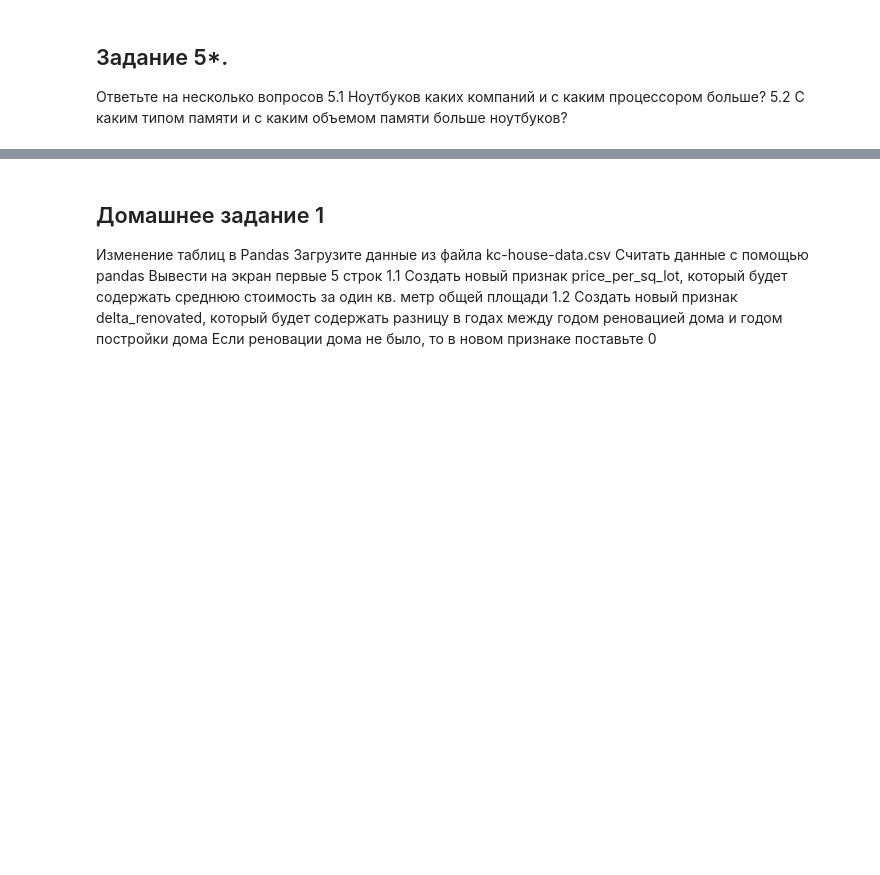
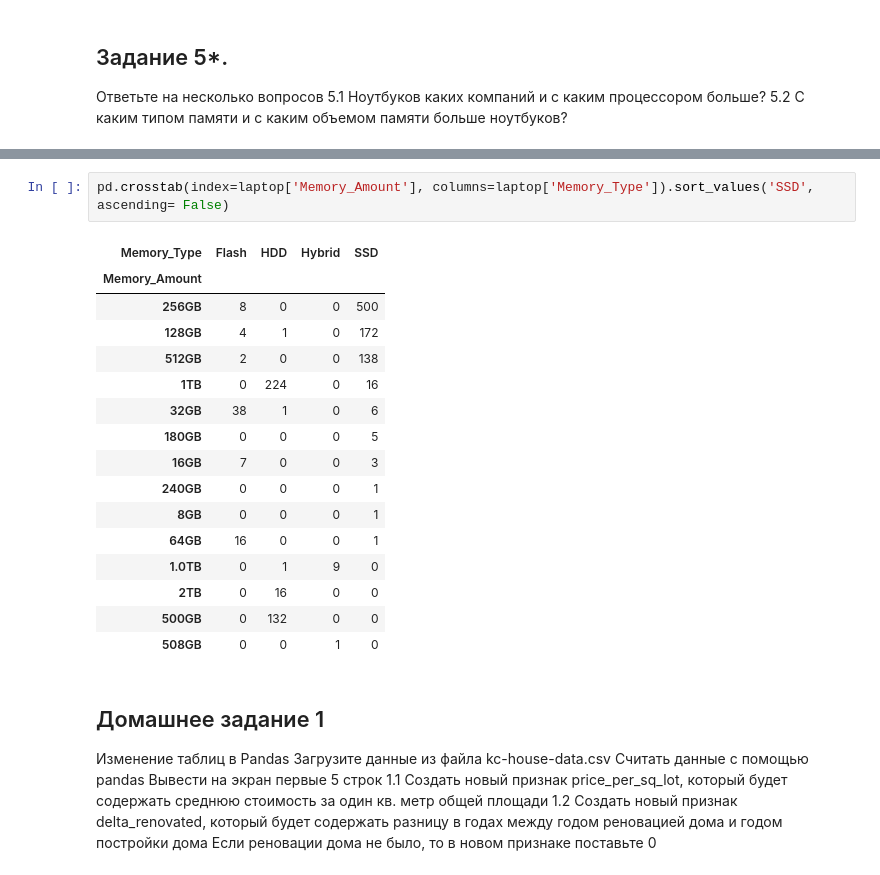
Before and after one commit to SvZor/-Python-Sem, a Jupyter notebook: sem 3.ipynb, the cells around one changed output, grey strips where cells are left out. Drawn from its saved outputs; the diff is of its cells as text; blank space fills up the shorter version.

```diff
--- a/sem 3.ipynb
+++ b/sem 3.ipynb
@@ -511,3 +694,22 @@ AttributeError: 'DataFrame' object has no attribute 'crosstab'
+# %%
+pd.crosstab(index=laptop['Memory_Amount'], columns=laptop['Memory_Type']).sort_values('SSD', ascending= False)
+# %% [output]
+| Memory_Type | Flash | HDD | Hybrid | SSD |
+| Memory_Amount |  |  |  |  |
+| 256GB | 8 | 0 | 0 | 500 |
+| 128GB | 4 | 1 | 0 | 172 |
+| 512GB | 2 | 0 | 0 | 138 |
+| 1TB | 0 | 224 | 0 | 16 |
+| 32GB | 38 | 1 | 0 | 6 |
+| 180GB | 0 | 0 | 0 | 5 |
+| 16GB | 7 | 0 | 0 | 3 |
+| 240GB | 0 | 0 | 0 | 1 |
+| 8GB | 0 | 0 | 0 | 1 |
+| 64GB | 16 | 0 | 0 | 1 |
+| 1.0TB | 0 | 1 | 9 | 0 |
+| 2TB | 0 | 16 | 0 | 0 |
+| 500GB | 0 | 132 | 0 | 0 |
+| 508GB | 0 | 0 | 1 | 0 |
 # %% [markdown]
 ## Домашнее задание 1
 Изменение таблиц в Pandas
```
Also changed, not shown: parts of 10 cells of this notebook, 1 other file.
